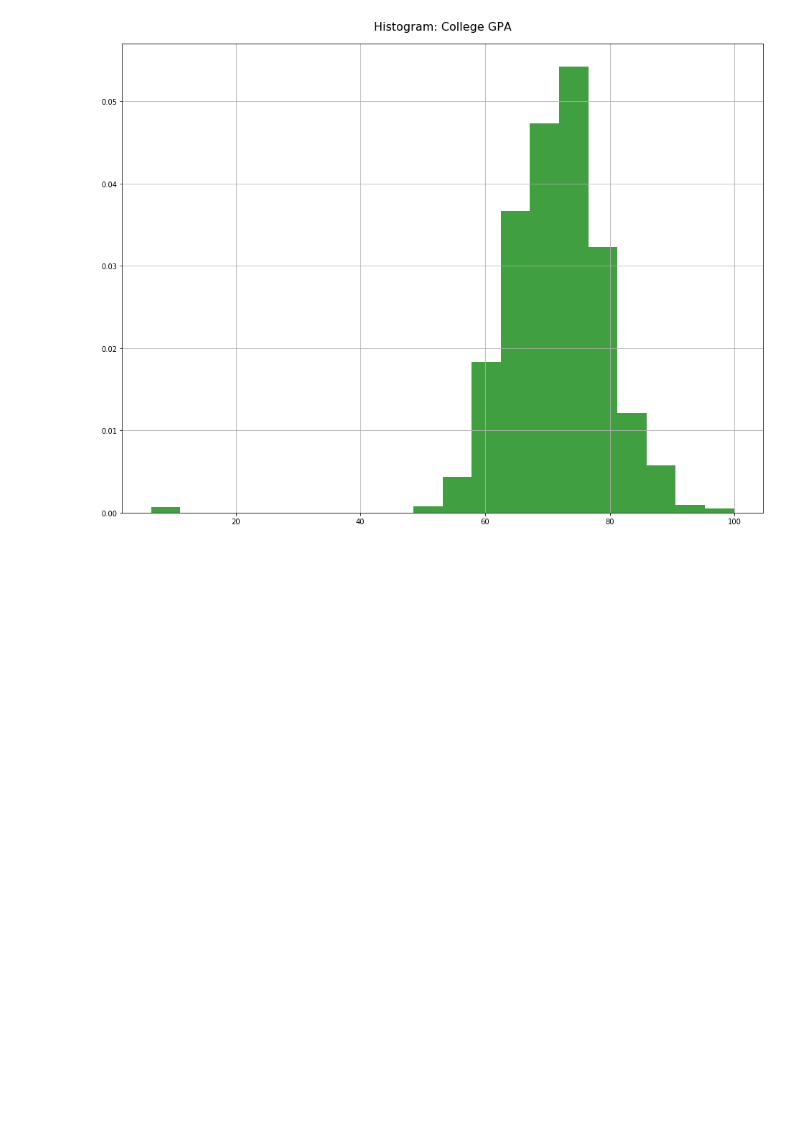
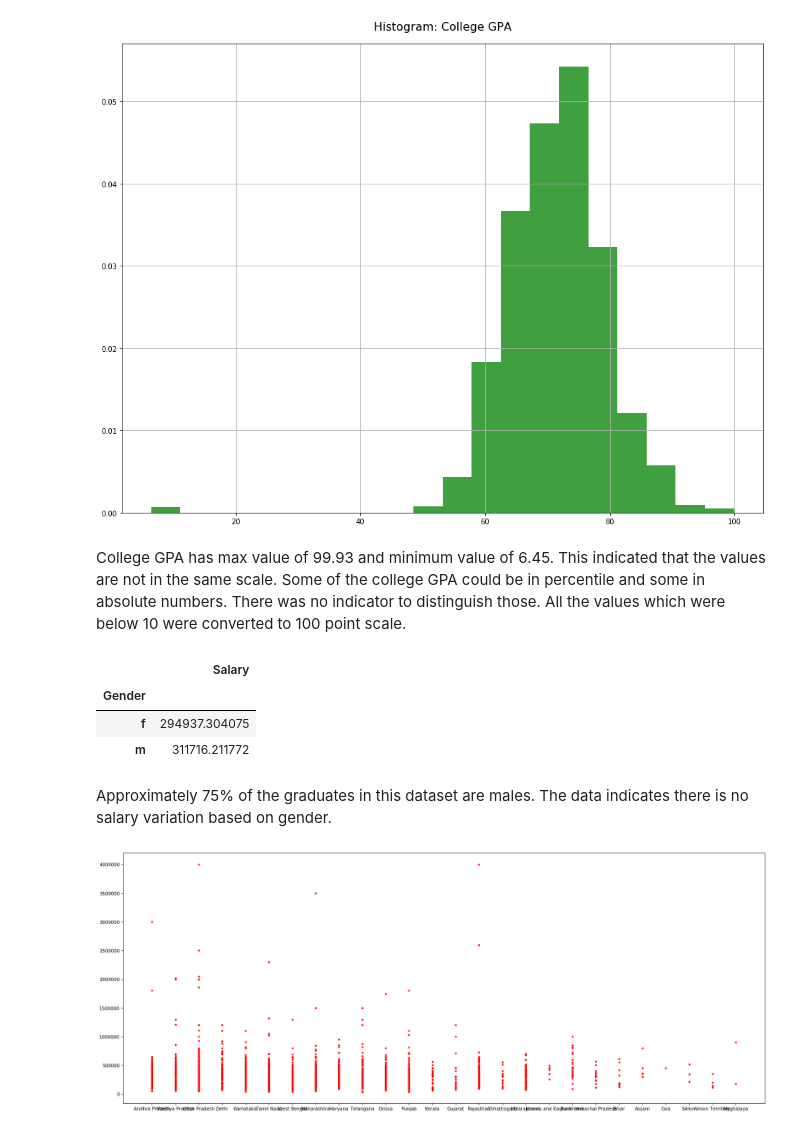
Before and after one commit to KunalGehlot/CipherSchools---Machine-Learning-Training, a Jupyter notebook: Assignment 3/assignment_3.ipynb, the cells around one changed output. Saved outputs shown, nothing was run; the diff lists cells and outputs as text; code cells hidden in the pictures; blank space fills up the shorter version.

```diff
--- a/Assignment 3/assignment_3.ipynb
+++ b/Assignment 3/assignment_3.ipynb
@@ -276,3 +291,20 @@ df['collegeGPA'].hist(bins = 20, density=1, facecolor='g', alpha=0.75)
 plt.show()
 # %% [output]
 [figure]
+# %% [markdown]
+College GPA has max value of 99.93 and minimum value of 6.45. This indicated that the values are not in the same scale. Some of the college GPA could be in percentile and some in absolute numbers. There was no indicator to distinguish those. All the values which were below 10 were converted to 100 point scale.
+# %%
+df.pivot_table(values='Salary',index='Gender')
+# %% [output]
+|  | Salary |
+| Gender |  |
+| f | 294937.304075 |
+| m | 311716.211772 |
+# %% [markdown]
+Approximately 75% of the graduates in this dataset are males. The data indicates there is no salary variation based on gender.
+# %%
+figure(num=None, figsize=(25, 10), dpi=80, facecolor='w', edgecolor='k')
+plt.plot(df['CollegeState'], df['Salary'], 'r.')
+plt.show()
+# %% [output]
+[figure, added]
```
Also changed, not shown: parts of 14 cells of this notebook, 1 other file.
